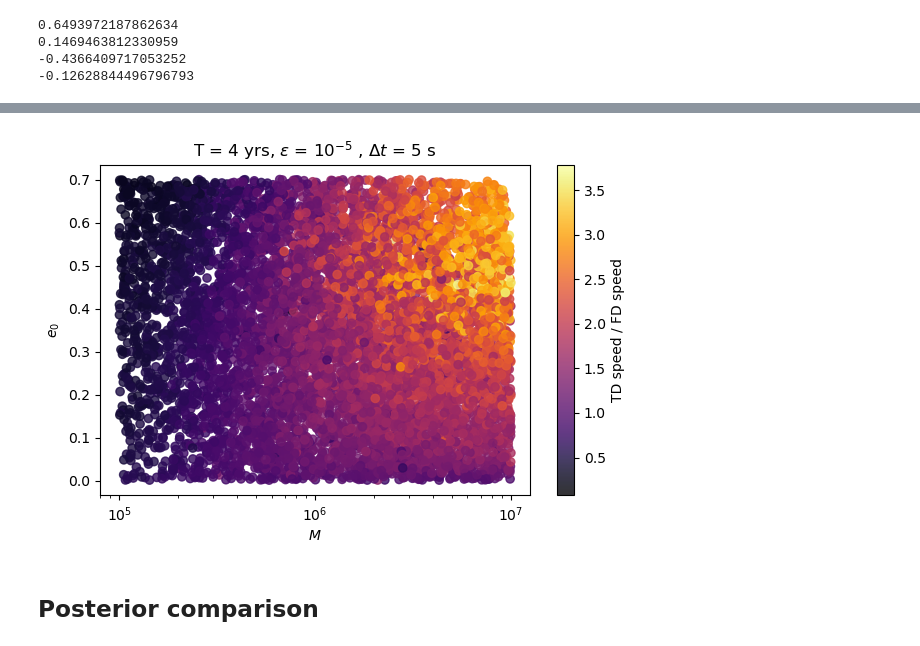
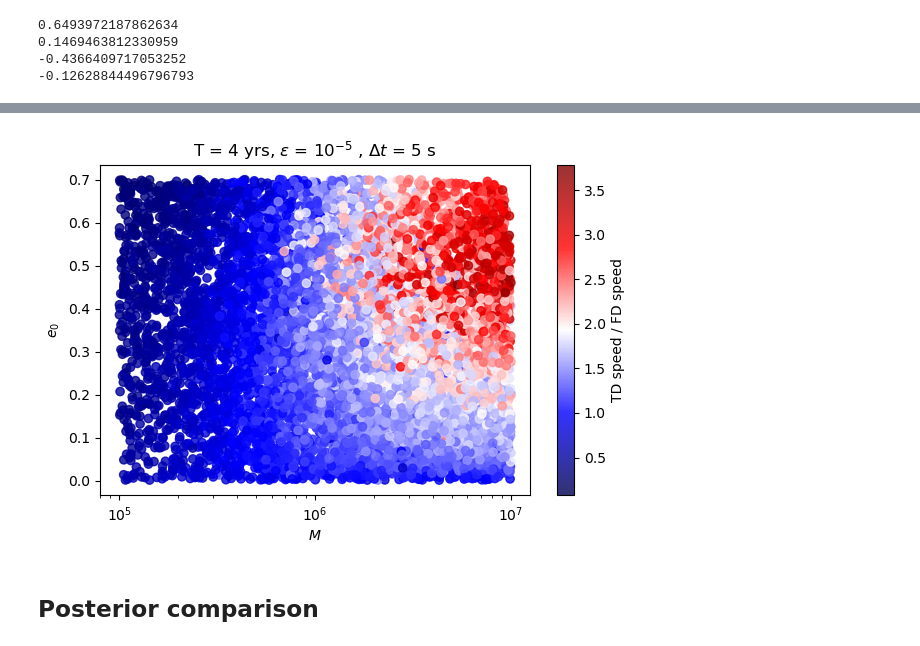
Before and after one commit to lorenzsp/EMRI_FrequencyDomainWaveforms, a Jupyter notebook: single_waveform_analysis.ipynb, the cells around one changed output, grey strips where cells are left out. Cells and saved outputs as stored; diff of their text form; code cells hidden in the pictures.

Commit message:
new plots

```diff
--- a/single_waveform_analysis.ipynb
+++ b/single_waveform_analysis.ipynb
@@ -705,35 +798,35 @@ plt.show()
 # %%
 ii = 3
 # Generate random data
 x = injection_pars[ii][:,0]
 y = injection_pars[ii][:,4]
 z = speed_td[ii]/speed_fd[ii]
 
 # Define color scheme
-cmap = plt.get_cmap('inferno')
+cmap = plt.get_cmap('seismic')
 colors = cmap(z)
 
 enlarge = 1.2
 # Plot scatter plot with colormap and color bar
 fig, ax = plt.subplots(figsize=(figsize_std[0]*enlarge,figsize_std[1]*enlarge))
 plt.title(fr'T = {int(dt_T_eps[ii][1])} yrs, $\epsilon$ = ${as_si(dt_T_eps[ii][2],0)}$ , $\Delta t$ = {int(dt_T_eps[ii][0])} s')
 
 
 plt.scatter(x, y, c=z, cmap=cmap,alpha=0.8)
 plt.colorbar(label='TD speed / FD speed')
 # plt.colorbar(label='log10 Mismatch')
 
 # Set axis labels and title
 ax.set_xlabel('$M$')
 ax.set_ylabel('$e_0$')
 # ax.set_yscale('log')
 ax.set_xscale('log')
 # ax.set_title('Speed up as a function of the parameter spac')
 
 # Show the plot
 plt.savefig('figures/mass_ecc_speedup.pdf')
 # %% [output]
-[figure, old version]
+[figure, new version]
 # %% [markdown]
 ## Posterior comparison
 # %%
```
Also changed, not shown: parts of 12 cells of this notebook, 10 other files.
